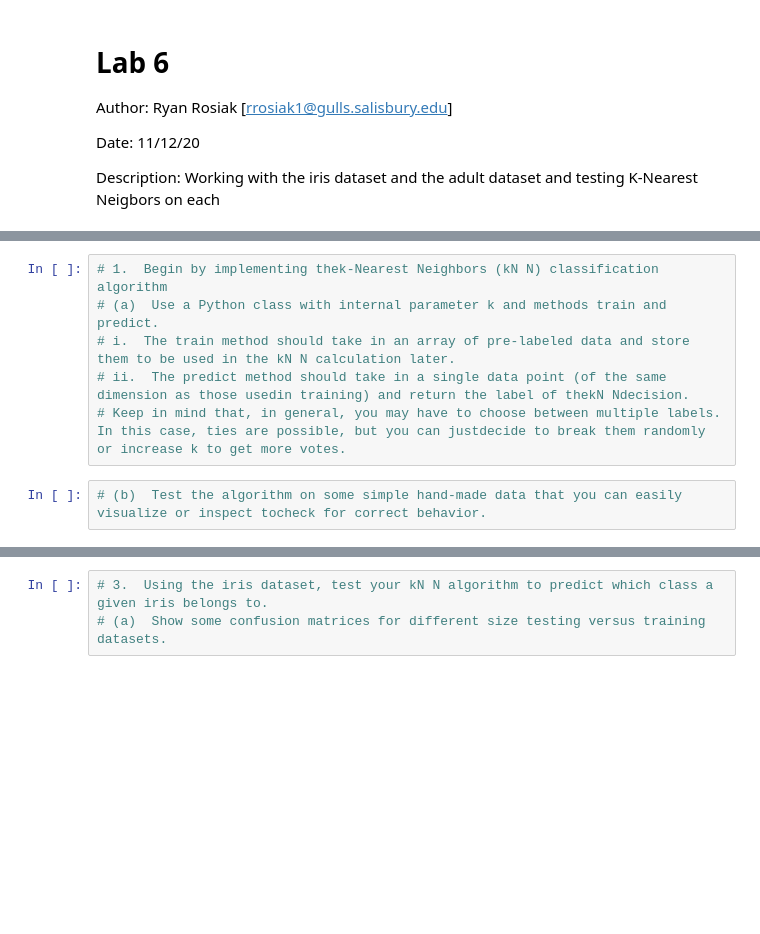
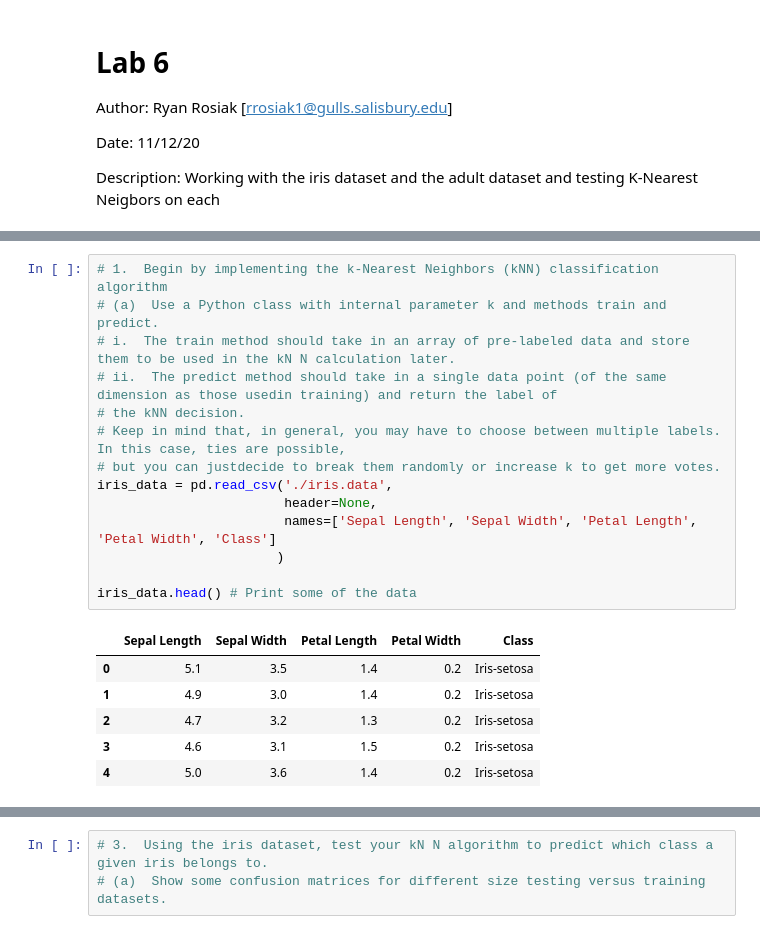
Before and after one commit to spa542/COSC311, a Jupyter notebook: Lab6/Lab6.ipynb, the cells around one changed output, grey strips where cells are left out. Drawn from its saved outputs; the diff is of its cells as text; blank space fills up the shorter version.

Commit message:
Fixed up lab 6, got a small case working, ready to go up from here

```diff
--- a/Lab6/Lab6.ipynb
+++ b/Lab6/Lab6.ipynb
@@ -15,8 +101,21 @@ import random # Random library
 # %%
-# 1.  Begin by implementing thek-Nearest Neighbors (kN N) classification algorithm
+# 1.  Begin by implementing the k-Nearest Neighbors (kNN) classification algorithm
 # (a)  Use a Python class with internal parameter k and methods train and predict.
 # i.  The train method should take in an array of pre-labeled data and store them to be used in the kN N calculation later.
-# ii.  The predict method should take in a single data point (of the same dimension as those usedin training) and return the label of thekN Ndecision.
-# Keep in mind that, in general, you may have to choose between multiple labels.  In this case, ties are possible, but you can justdecide to break them randomly or increase k to get more votes.
+# ii.  The predict method should take in a single data point (of the same dimension as those usedin training) and return the label of
+# the kNN decision.
+# Keep in mind that, in general, you may have to choose between multiple labels.  In this case, ties are possible,
+# but you can justdecide to break them randomly or increase k to get more votes.
+iris_data = pd.read_csv('./iris.data',
+                        header=None,
+                        names=['Sepal Length', 'Sepal Width', 'Petal Length', 'Petal Width', 'Class']
+                       )
+
+iris_data.head() # Print some of the data
+# %% [output]
+|  | Sepal Length | Sepal Width | Petal Length | Petal Width | Class |
+| 0 | 5.1 | 3.5 | 1.4 | 0.2 | Iris-setosa |
+| 1 | 4.9 | 3.0 | 1.4 | 0.2 | Iris-setosa |
+| 2 | 4.7 | 3.2 | 1.3 | 0.2 | Iris-setosa |
+| 3 | 4.6 | 3.1 | 1.5 | 0.2 | Iris-setosa |
+| 4 | 5.0 | 3.6 | 1.4 | 0.2 | Iris-setosa |
-# %%
-# (b)  Test the algorithm on some simple hand-made data that you can easily visualize or inspect tocheck for correct behavior.
```
Also changed, not shown: parts of 5 cells of this notebook, 1 other file.
